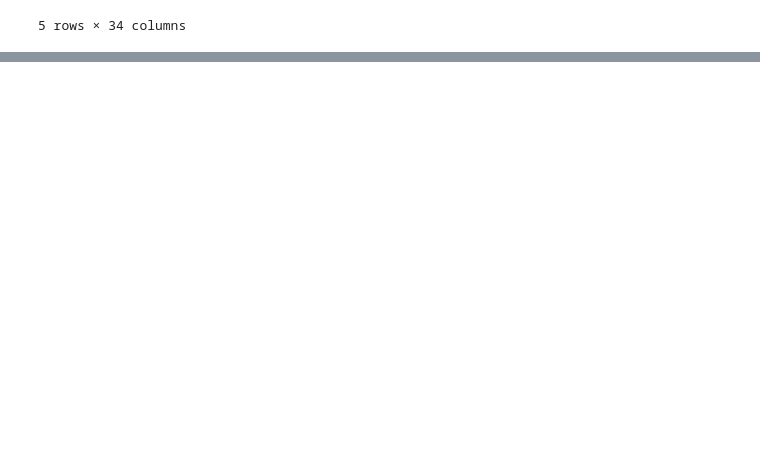
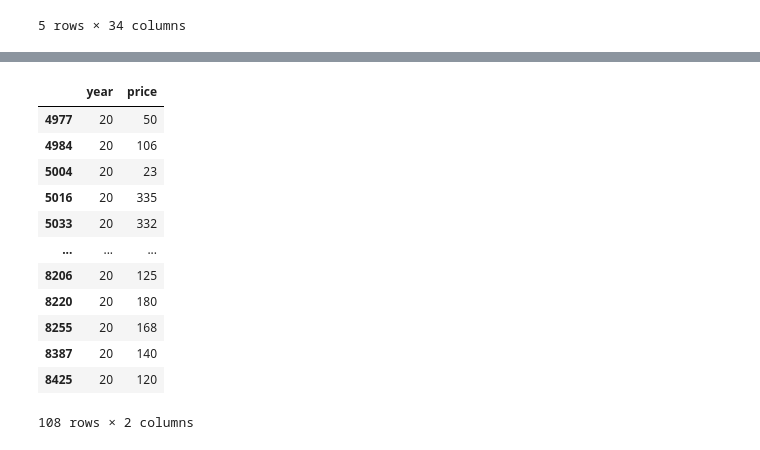
Before and after one commit to khadidja2023M/COM_728_Airbnb, a Jupyter notebook: Main.ipynb, the cells around one changed output, grey strips where cells are left out. Cells and saved outputs as stored; diff of their text form; code cells hidden in the pictures; blank space fills up the shorter version.

```diff
--- a/Main.ipynb
+++ b/Main.ipynb
@@ -180,4 +190,18 @@ year19
 # %%
-year20=new_data.loc[new_data.year ==20, ['year','price']]
+year20=data.loc[data.year =='20', ['year','price']]
 year20
+# %% [output]
+|  | year | price |
+| 4977 | 20 | 50 |
+| 4984 | 20 | 106 |
+| 5004 | 20 | 23 |
+| 5016 | 20 | 335 |
+| 5033 | 20 | 332 |
+| ... | ... | ... |
+| 8206 | 20 | 125 |
+| 8220 | 20 | 180 |
+| 8255 | 20 | 168 |
+| 8387 | 20 | 140 |
+| 8425 | 20 | 120 |
+108 rows × 2 columns
 # %%
```
Also changed, not shown: parts of 19 cells of this notebook, 1 other file.
